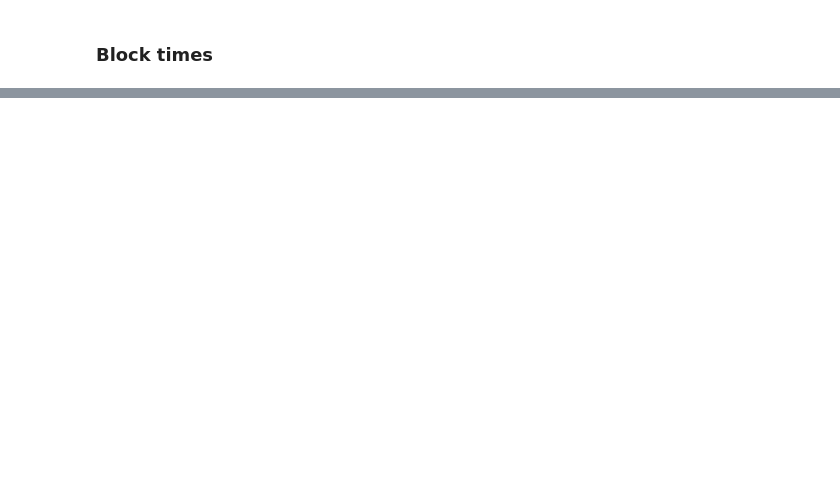
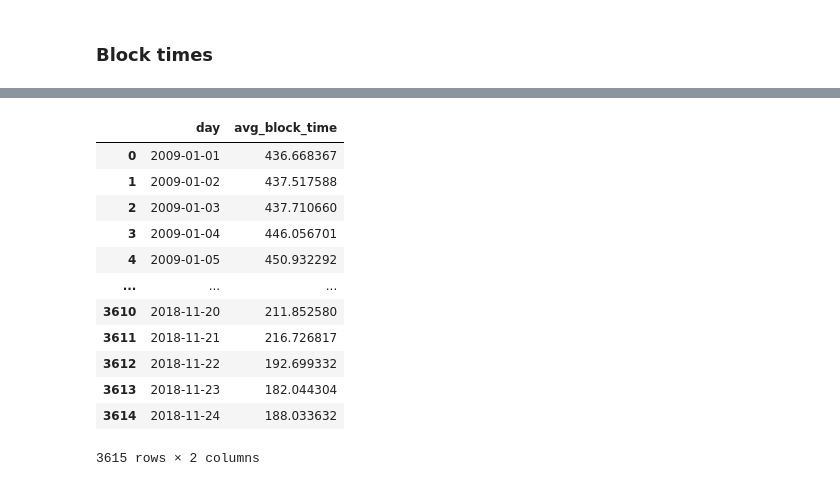
Before and after one commit to demKyr/BCH-DAA-2, a Jupyter notebook: visualisation.ipynb, the cells around one changed output, grey strips where cells are left out. Saved outputs shown, nothing was run; the diff lists cells and outputs as text; code cells hidden in the pictures; blank space fills up the shorter version.

```diff
--- a/visualisation.ipynb
+++ b/visualisation.ipynb
@@ -195,3 +105,19 @@ True
+# %%
+q_res_1_layer_avg_block_time
+# %% [output]
+|  | day | avg_block_time |
+| 0 | 2009-01-01 | 436.668367 |
+| 1 | 2009-01-02 | 437.517588 |
+| 2 | 2009-01-03 | 437.710660 |
+| 3 | 2009-01-04 | 446.056701 |
+| 4 | 2009-01-05 | 450.932292 |
+| ... | ... | ... |
+| 3610 | 2018-11-20 | 211.852580 |
+| 3611 | 2018-11-21 | 216.726817 |
+| 3612 | 2018-11-22 | 192.699332 |
+| 3613 | 2018-11-23 | 182.044304 |
+| 3614 | 2018-11-24 | 188.033632 |
+3615 rows × 2 columns
 # %%
 pdf_block_time_1_layer = df_1_layer['block_time'].value_counts(normalize=True).sort_index()
 pdf_block_time_2_layer = df_2_layer['block_time'].value_counts(normalize=True).sort_index()
```
Also changed, not shown: parts of 9 cells of this notebook, 1 other file.
